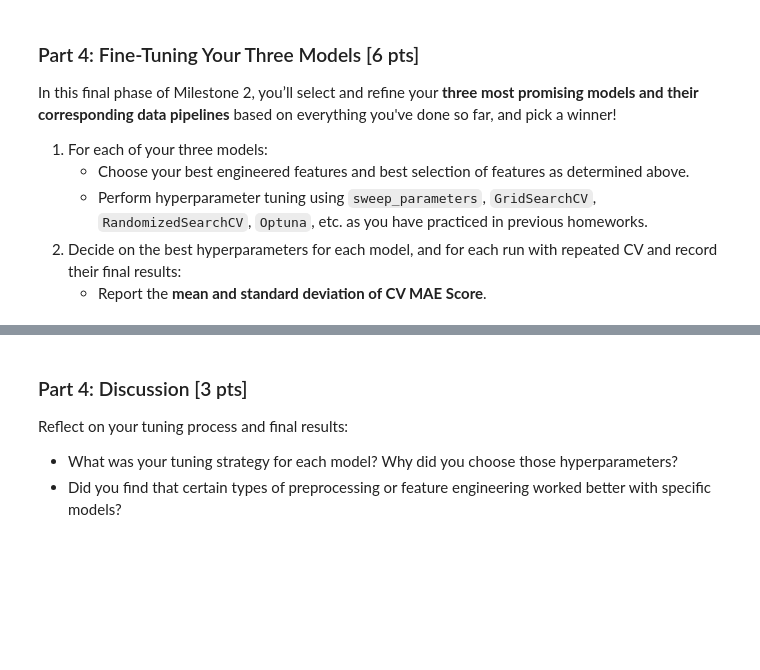
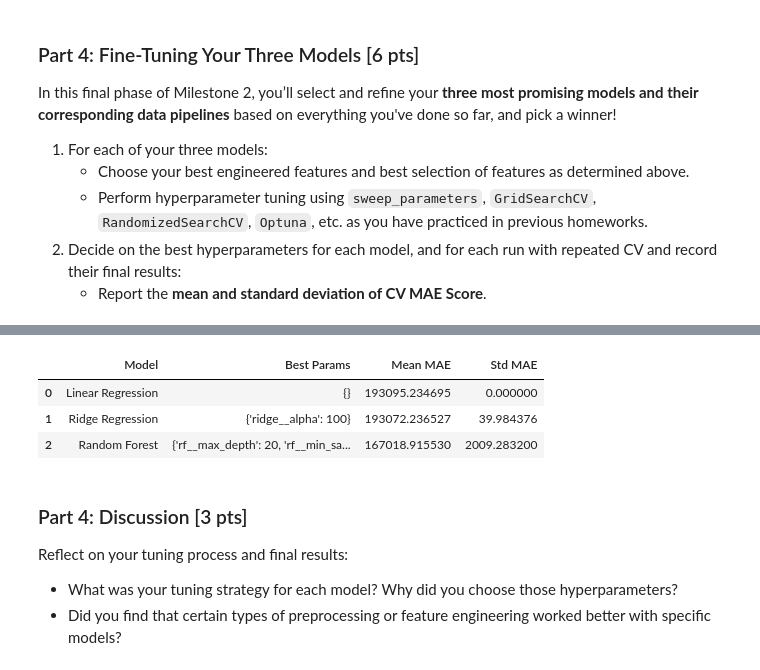
Before and after one commit to TINYRAINYLIN/DX603-Milestone2, a Jupyter notebook: Milestone_02.ipynb, the cells around one changed output, grey strips where cells are left out. Cells and saved outputs as stored; diff of their text form; code cells hidden in the pictures; blank space fills up the shorter version.

```diff
--- a/Milestone_02.ipynb
+++ b/Milestone_02.ipynb
@@ -479,0 +502,11 @@ In this final phase of Milestone 2, you’ll select and refine your **three most
+# %%
+rf_pipeline = Pipeline([
+    ('scaler', StandardScaler()),
+    ('rf', RandomForestRegressor(random_state=42))
+])
+
+rf_params = {
+    'rf__n_estimators': [50, 100],
+    'rf__max_depth': [None, 10, 20],
+    'rf__min_samples_split': [2, 5]
+}
@@ -479,0 +532,29 @@ In this final phase of Milestone 2, you’ll select and refine your **three most
+# %%
+from sklearn.impute import SimpleImputer
+
+# Linear Regression
+lr_pipeline = Pipeline([
+    ('imputer', SimpleImputer(strategy='mean')),
+    ('scaler', StandardScaler()),
+    ('lr', LinearRegression())
+])
+
+# Ridge
+ridge_pipeline = Pipeline([
+    ('imputer', SimpleImputer(strategy='mean')),
+    ('scaler', StandardScaler()),
+    ('ridge', Ridge())
+])
+
+# Random Forest
+rf_pipeline = Pipeline([
+    ('imputer', SimpleImputer(strategy='mean')),
+    ('scaler', StandardScaler()),
+    ('rf', RandomForestRegressor(random_state=42))
+])
+# %%
+results = []
+
+results.append(run_grid_search(lr_pipeline, lr_params, "Linear Regression", X_train, y_train))
+results.append(run_grid_search(ridge_pipeline, ridge_params, "Ridge Regression", X_train, y_train))
+results.append(run_grid_search(rf_pipeline, rf_params, "Random Forest", X_train, y_train))
@@ -480,3 +575,11 @@ In this final phase of Milestone 2, you’ll select and refine your **three most
+# %%
+results_df = pd.DataFrame(results)
+display(results_df)
+# %% [output]
+|  | Model | Best Params | Mean MAE | Std MAE |
+| 0 | Linear Regression | {} | 193095.234695 | 0.000000 |
+| 1 | Ridge Regression | {'ridge__alpha': 100} | 193072.236527 | 39.984376 |
+| 2 | Random Forest | {'rf__max_depth': 20, 'rf__min_sa... | 167018.915530 | 2009.283200 |
 # %% [markdown]
 ### Part 4: Discussion [3 pts]
 
```
Also changed, not shown: parts of 12 cells of this notebook.
